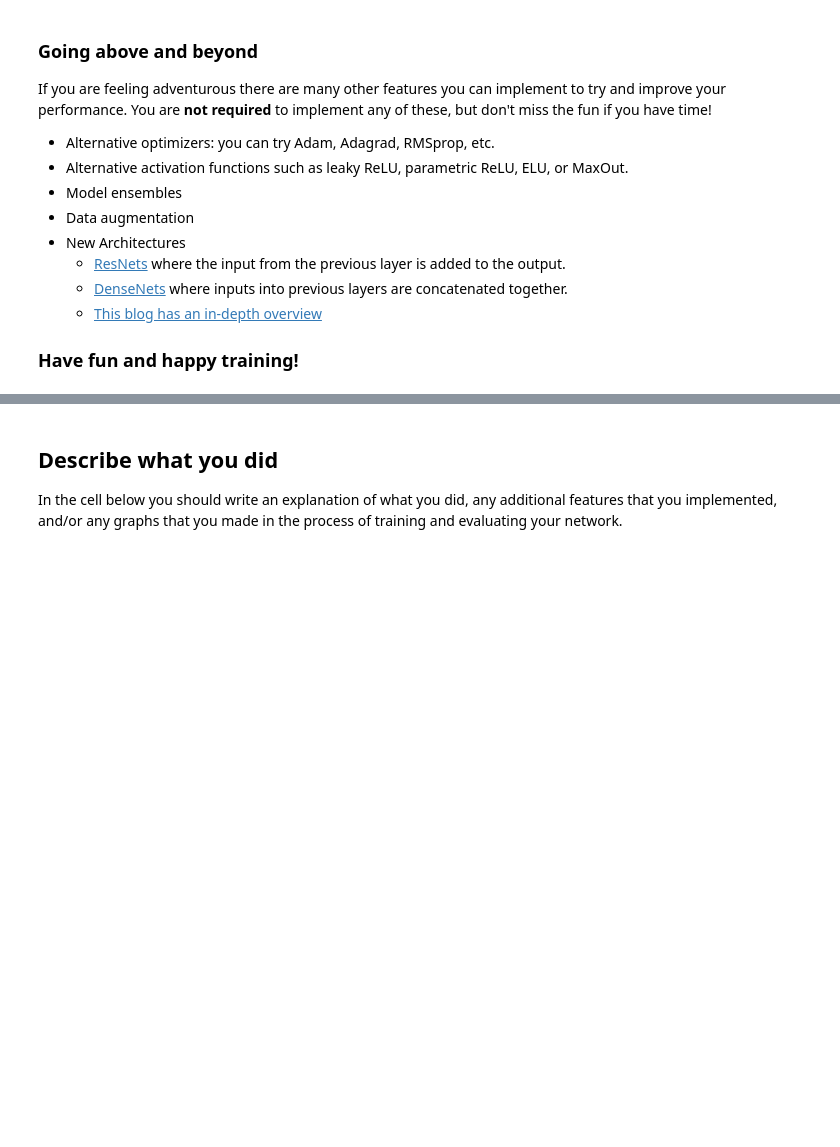
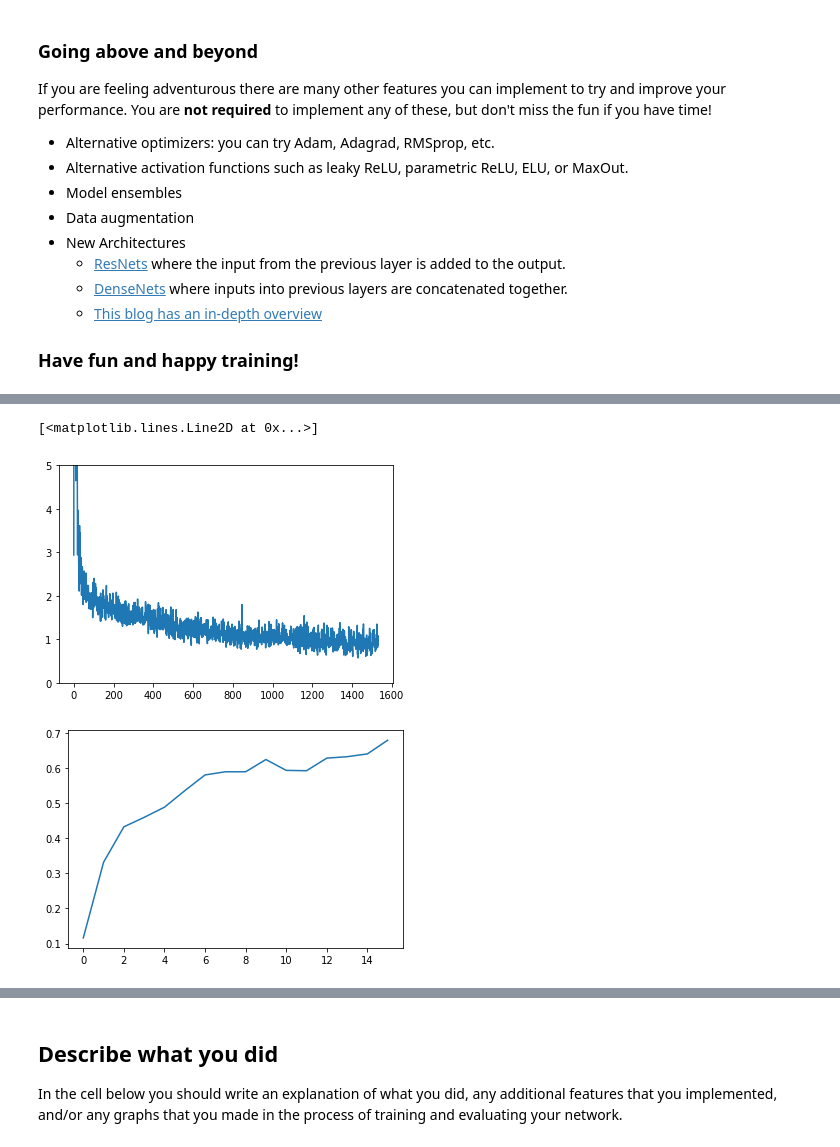
Before and after one commit to martinzwm/stanford-cs231n, a Jupyter notebook: assignment2/PyTorch.ipynb, the cells around one changed output, grey strips where cells are left out. Drawn from its saved outputs; the diff is of its cells as text; code cells hidden in the pictures; blank space fills up the shorter version.

```diff
--- a/assignment2/PyTorch.ipynb
+++ b/assignment2/PyTorch.ipynb
@@ -727,7 +864,16 @@ optimizer = None
 ################################################################################
 # *****START OF YOUR CODE (DO NOT DELETE/MODIFY THIS LINE)*****
 
-pass
+model = nn.Sequential(
+    nn.Conv2d(3, channel_1, 5, padding=2),
+    nn.ReLU(),
+    nn.Conv2d(channel_1, channel_2, 3, padding=1),
+    nn.ReLU(),
+    Flatten(),
+    nn.Linear(channel_2*32*32, 10),
+)
+
+optimizer = optim.SGD(model.parameters(), lr=learning_rate, momentum=0.9, nesterov=True)
 
 # *****END OF YOUR CODE (DO NOT DELETE/MODIFY THIS LINE)*****
 ################################################################################
@@ -813,0 +1128,12 @@ train_part34(model, optimizer, epochs=10)
+# %%
+import matplotlib.pyplot as plt
+
+plt.plot(best_stats['loss'])
+plt.ylim(0,5)
+
+plt.figure()
+plt.plot(best_stats['val_acc'])
+# %% [output]
+[<matplotlib.lines.Line2D at 0x...>]
+[figure, added]
+[figure, added]
```
Also changed, not shown: parts of 23 cells of this notebook, 1 other file.
